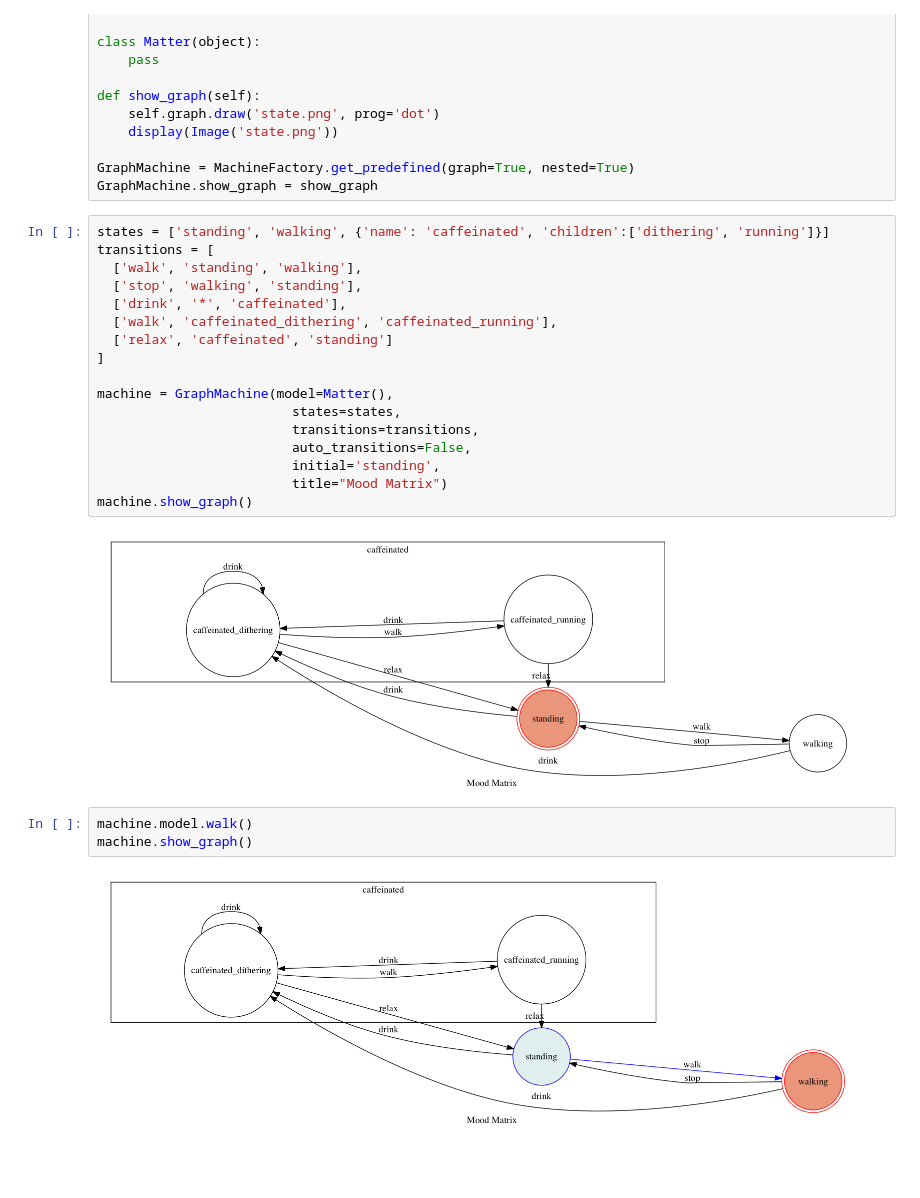
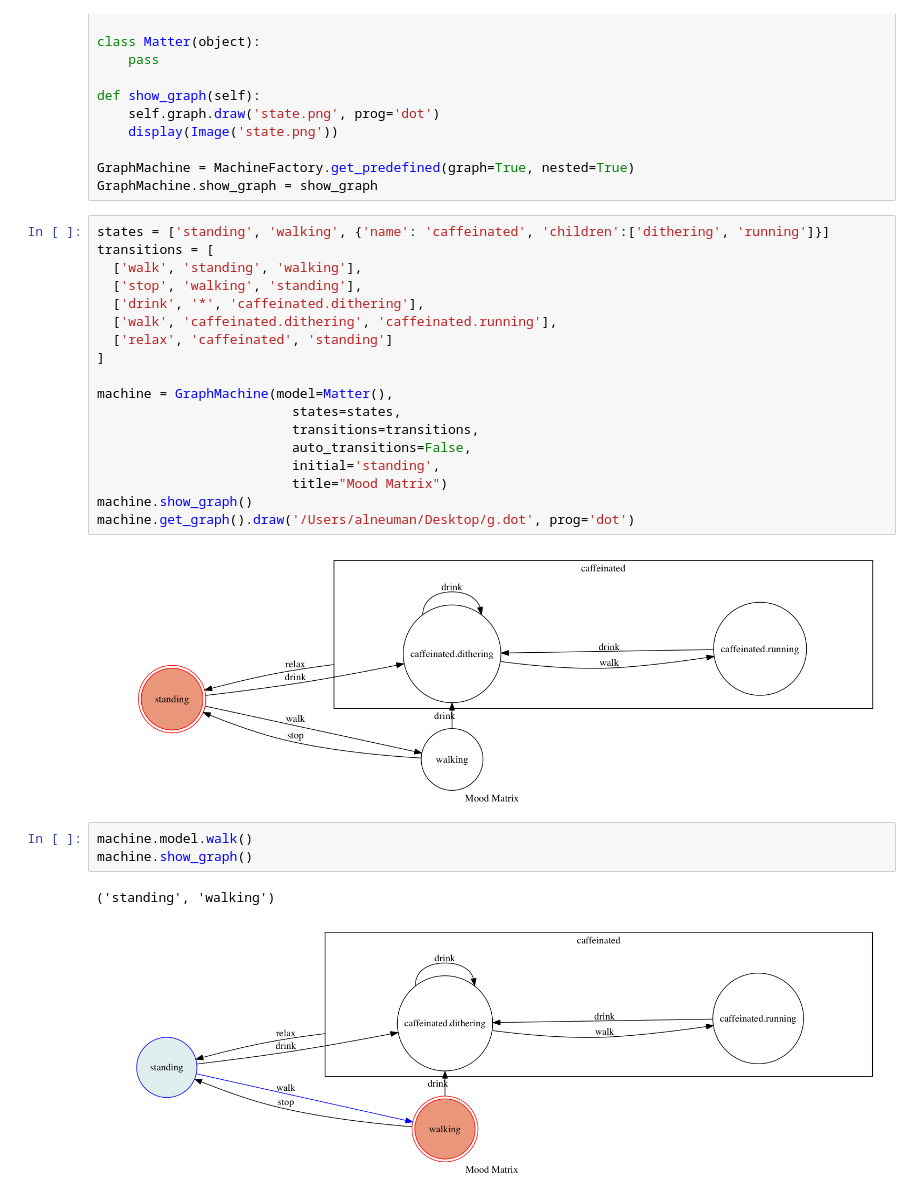
Before and after one commit to pytransitions/transitions, a Jupyter notebook: examples/Graph MIxin Demo Nested.ipynb, the cells around one changed output. Drawn from its saved outputs; the diff is of its cells as text; blank space fills up the shorter version.

```diff
--- a/examples/Graph MIxin Demo Nested.ipynb
+++ b/examples/Graph MIxin Demo Nested.ipynb
@@ -23,27 +23,29 @@ GraphMachine.show_graph = show_graph
 # %%
 states = ['standing', 'walking', {'name': 'caffeinated', 'children':['dithering', 'running']}]
 transitions = [
   ['walk', 'standing', 'walking'],
   ['stop', 'walking', 'standing'],
-  ['drink', '*', 'caffeinated'],
-  ['walk', 'caffeinated_dithering', 'caffeinated_running'],
+  ['drink', '*', 'caffeinated.dithering'],
+  ['walk', 'caffeinated.dithering', 'caffeinated.running'],
   ['relax', 'caffeinated', 'standing']
 ]
 
 machine = GraphMachine(model=Matter(),
                          states=states,
                          transitions=transitions,
                          auto_transitions=False,
                          initial='standing',
                          title="Mood Matrix")
 machine.show_graph()
+machine.get_graph().draw('/Users/alneuman/Desktop/g.dot', prog='dot')
 # %% [output]
-[figure, old version]
+[figure, new version]
 # %%
 machine.model.walk()
 machine.show_graph()
 # %% [output]
+('standing', 'walking')
-[figure, old version]
+[figure, new version]
 # %%
 machine.model.drink()
 machine.show_graph()
```
Also changed, not shown: parts of 2 cells of this notebook, 2 other files.
